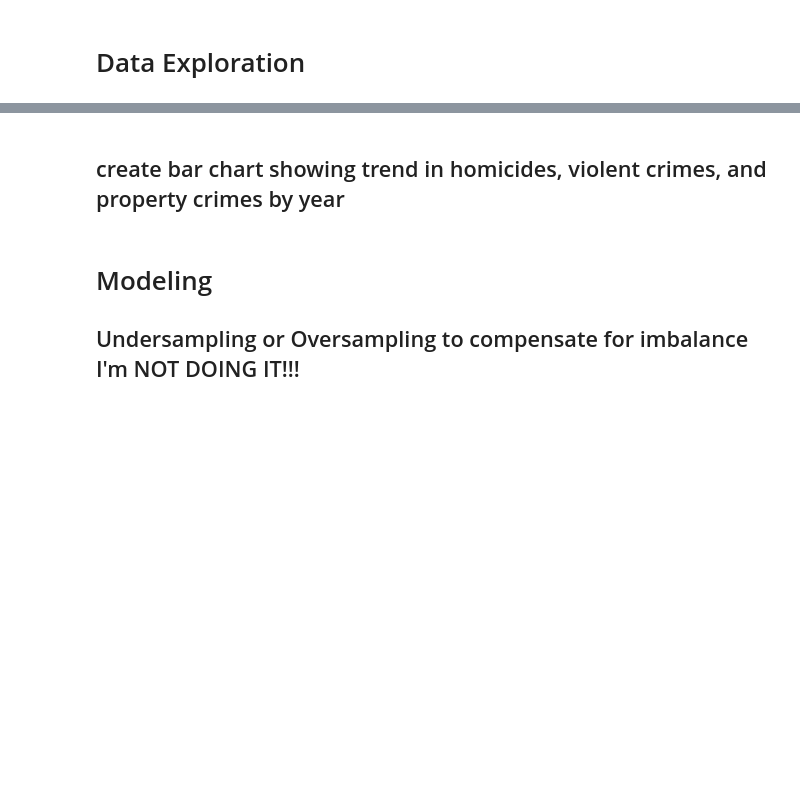
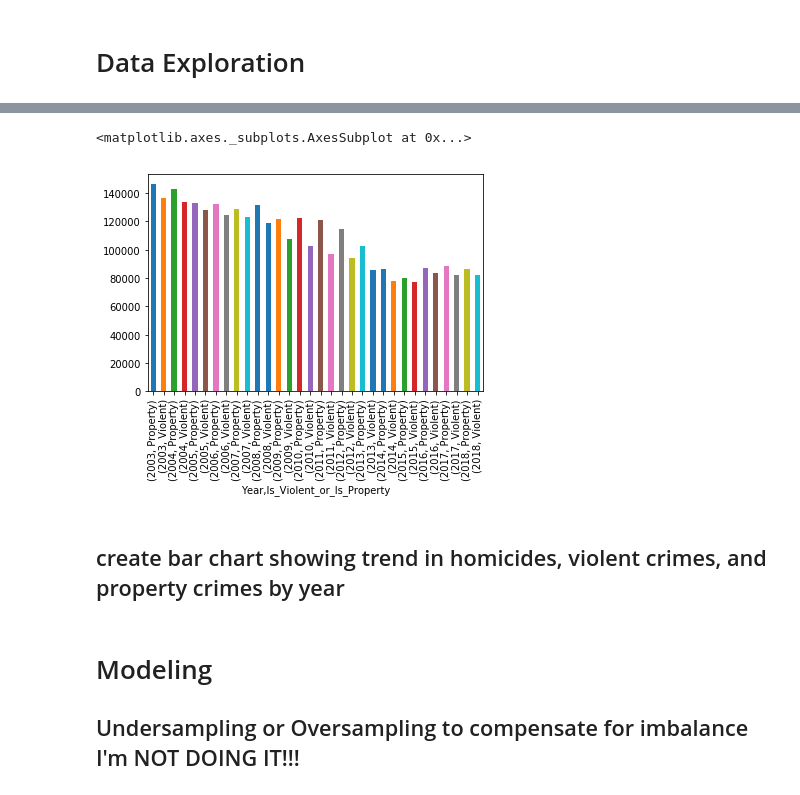
Before and after one commit to igopalan/Analyzing-Crimes-in-Chicago, a Jupyter notebook: Thinkful_FinalCapstone_CrimesInChicago_2003-2018.py.ipynb, the cells around one changed output, grey strips where cells are left out. Cells and saved outputs as stored; diff of their text form; code cells hidden in the pictures; blank space fills up the shorter version.

```diff
--- a/Thinkful_FinalCapstone_CrimesInChicago_2003-2018.py.ipynb
+++ b/Thinkful_FinalCapstone_CrimesInChicago_2003-2018.py.ipynb
@@ -207,2 +356,7 @@ crimes_handguns = crimes.Description.str.contains('HANDGUN')
+# %%
+crimes_final.groupby(['Year','Is_Violent_or_Is_Property']).size().plot.bar()
+# %% [output]
+<matplotlib.axes._subplots.AxesSubplot at 0x...>
+[figure, added]
 # %% [markdown]
 ## create bar chart showing trend in homicides, violent crimes, and property crimes by year
```
Also changed, not shown: parts of 46 cells of this notebook.
